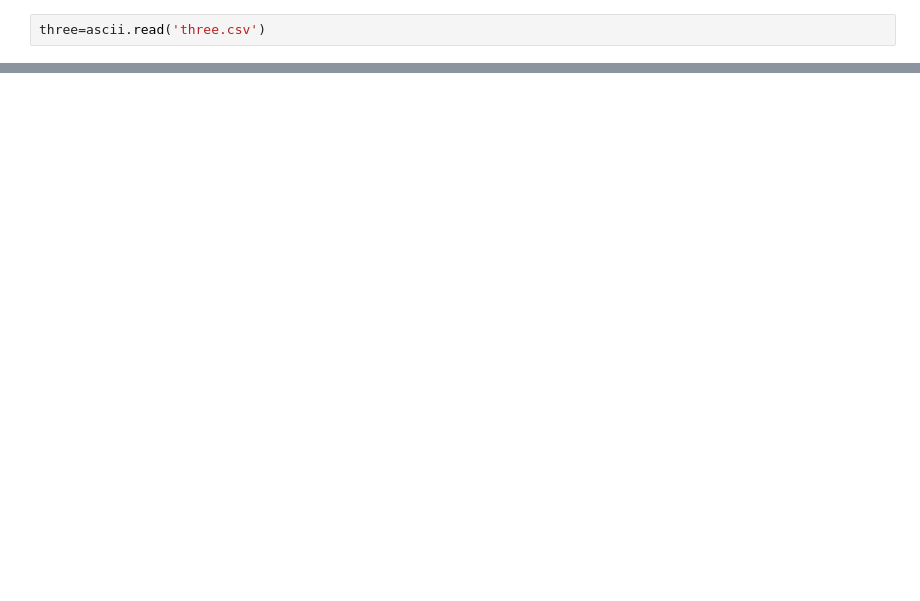
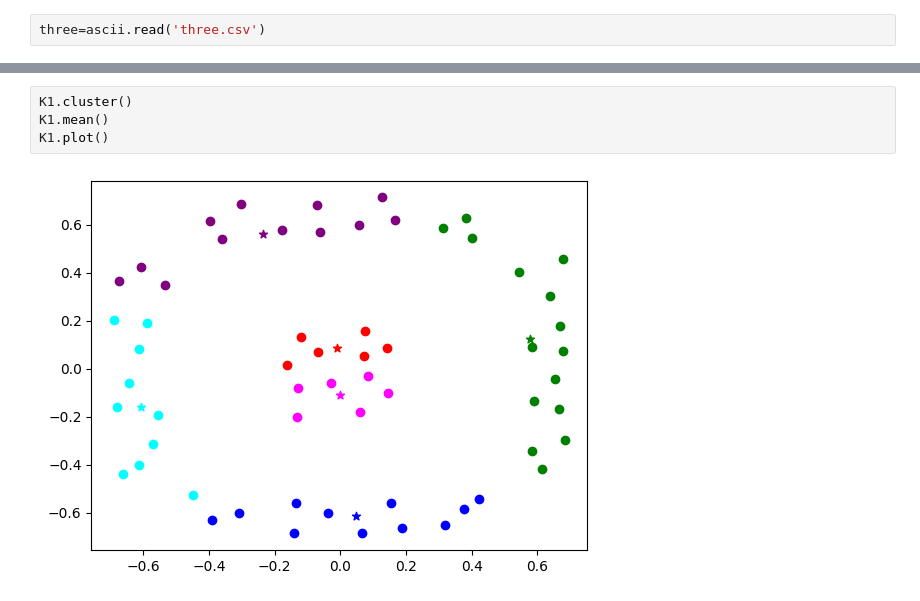
Before and after one commit to KKamp2015/PatternRecognitionMP2, a Jupyter notebook: Task2.ipynb, the cells around one changed output, grey strips where cells are left out. Drawn from its saved outputs; the diff is of its cells as text; blank space fills up the shorter version.

```diff
--- a/Task2.ipynb
+++ b/Task2.ipynb
@@ -86,0 +90,6 @@ AttributeError: module 'math' has no attribute 'dist'
+# %%
+K1.cluster()
+K1.mean()
+K1.plot()
+# %% [output]
+[figure, added]
```
Also changed, not shown: parts of 8 cells of this notebook.
